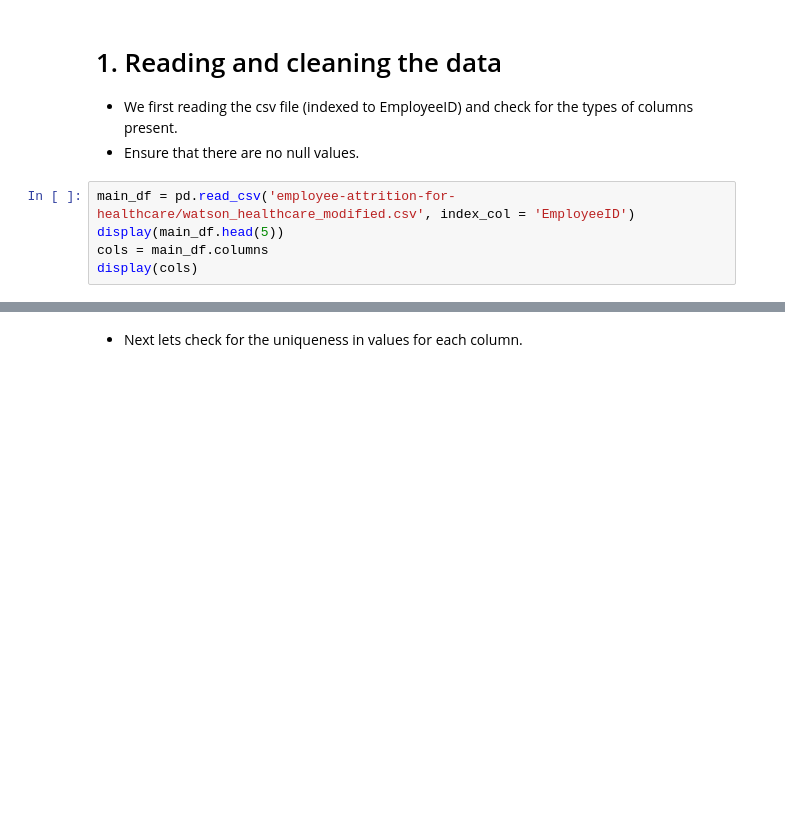
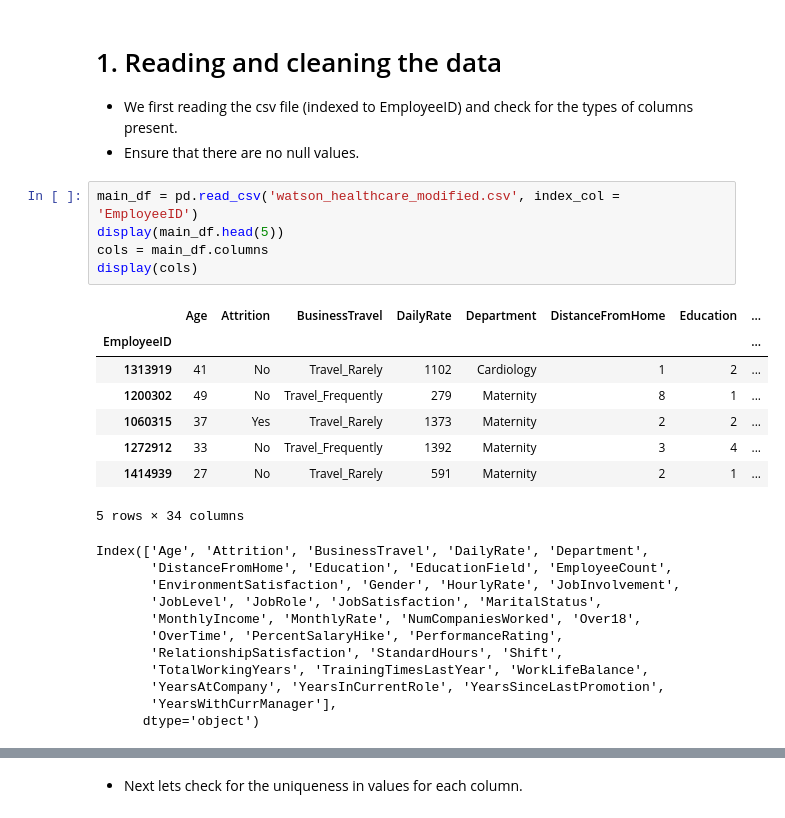
Before and after one commit to sienlonglim/eda_data_cleaning, a Jupyter notebook: Healthcare attrition/eda-predictive-analysis-on-healthcare-attrition.ipynb, the cells around one changed output, grey strips where cells are left out. Cells and saved outputs as stored; diff of their text form; blank space fills up the shorter version.

```diff
--- a/Healthcare attrition/eda-predictive-analysis-on-healthcare-attrition.ipynb
+++ b/Healthcare attrition/eda-predictive-analysis-on-healthcare-attrition.ipynb
@@ -14,9 +16,29 @@ print('Setup complete')
  - We first reading the csv file (indexed to EmployeeID) and check for the types of columns present.
  - Ensure that there are no null values.
 # %%
-main_df = pd.read_csv('employee-attrition-for-healthcare/watson_healthcare_modified.csv', index_col = 'EmployeeID')
+main_df = pd.read_csv('watson_healthcare_modified.csv', index_col = 'EmployeeID')
 display(main_df.head(5))
 cols = main_df.columns
 display(cols)
+# %% [output]
+|  | Age | Attrition | BusinessTravel | DailyRate | Department | DistanceFromHome | Education | ... |
+| EmployeeID |  |  |  |  |  |  |  | ... |
+| 1313919 | 41 | No | Travel_Rarely | 1102 | Cardiology | 1 | 2 | ... |
+| 1200302 | 49 | No | Travel_Frequently | 279 | Maternity | 8 | 1 | ... |
+| 1060315 | 37 | Yes | Travel_Rarely | 1373 | Maternity | 2 | 2 | ... |
+| 1272912 | 33 | No | Travel_Frequently | 1392 | Maternity | 3 | 4 | ... |
+| 1414939 | 27 | No | Travel_Rarely | 591 | Maternity | 2 | 1 | ... |
+5 rows × 34 columns
+Index(['Age', 'Attrition', 'BusinessTravel', 'DailyRate', 'Department',
+       'DistanceFromHome', 'Education', 'EducationField', 'EmployeeCount',
+       'EnvironmentSatisfaction', 'Gender', 'HourlyRate', 'JobInvolvement',
+       'JobLevel', 'JobRole', 'JobSatisfaction', 'MaritalStatus',
+       'MonthlyIncome', 'MonthlyRate', 'NumCompaniesWorked', 'Over18',
+       'OverTime', 'PercentSalaryHike', 'PerformanceRating',
+       'RelationshipSatisfaction', 'StandardHours', 'Shift',
+       'TotalWorkingYears', 'TrainingTimesLastYear', 'WorkLifeBalance',
+       'YearsAtCompany', 'YearsInCurrentRole', 'YearsSinceLastPromotion',
+       'YearsWithCurrManager'],
+      dtype='object')
 # %%
 main_df.isnull().sum()
```
Also changed, not shown: parts of 23 cells of this notebook.
